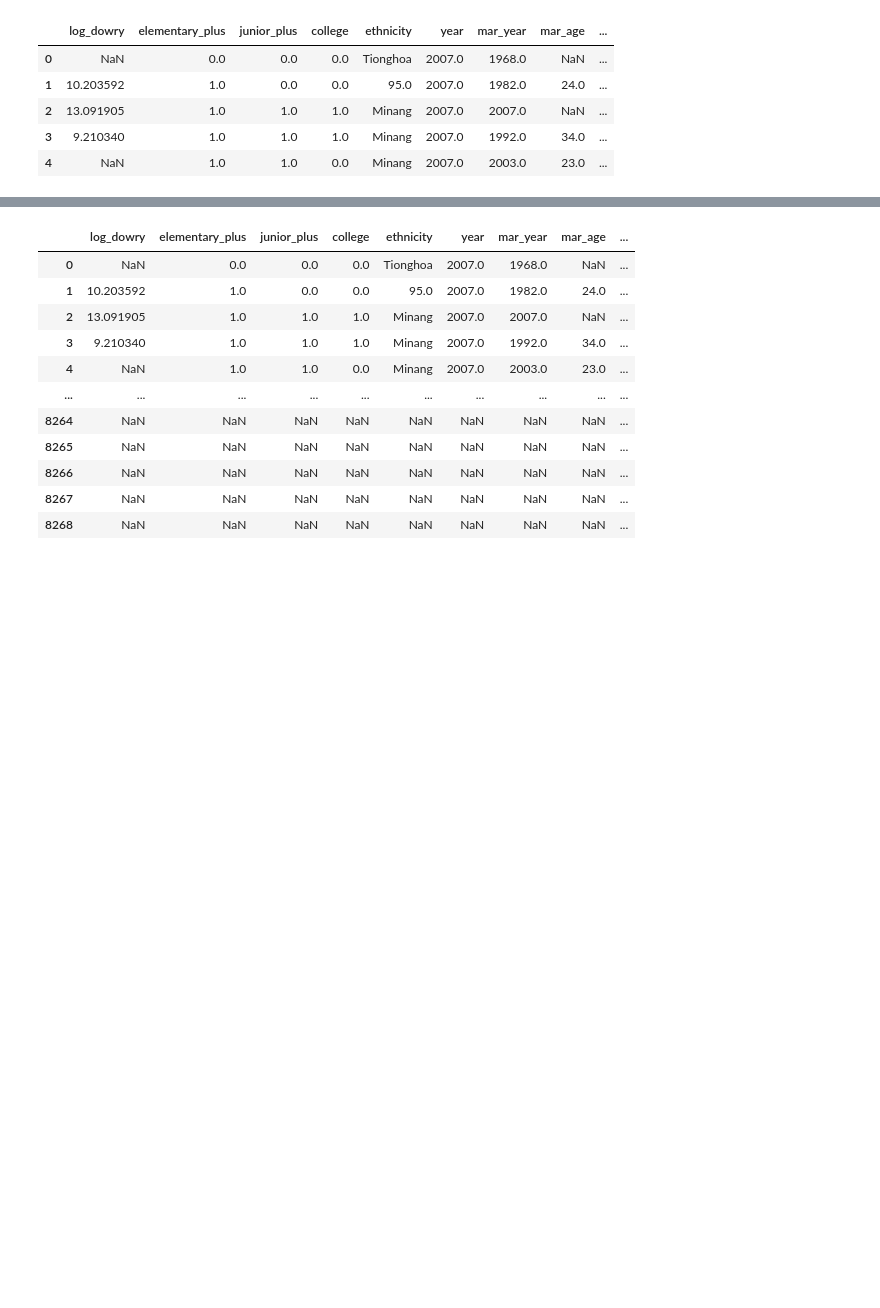
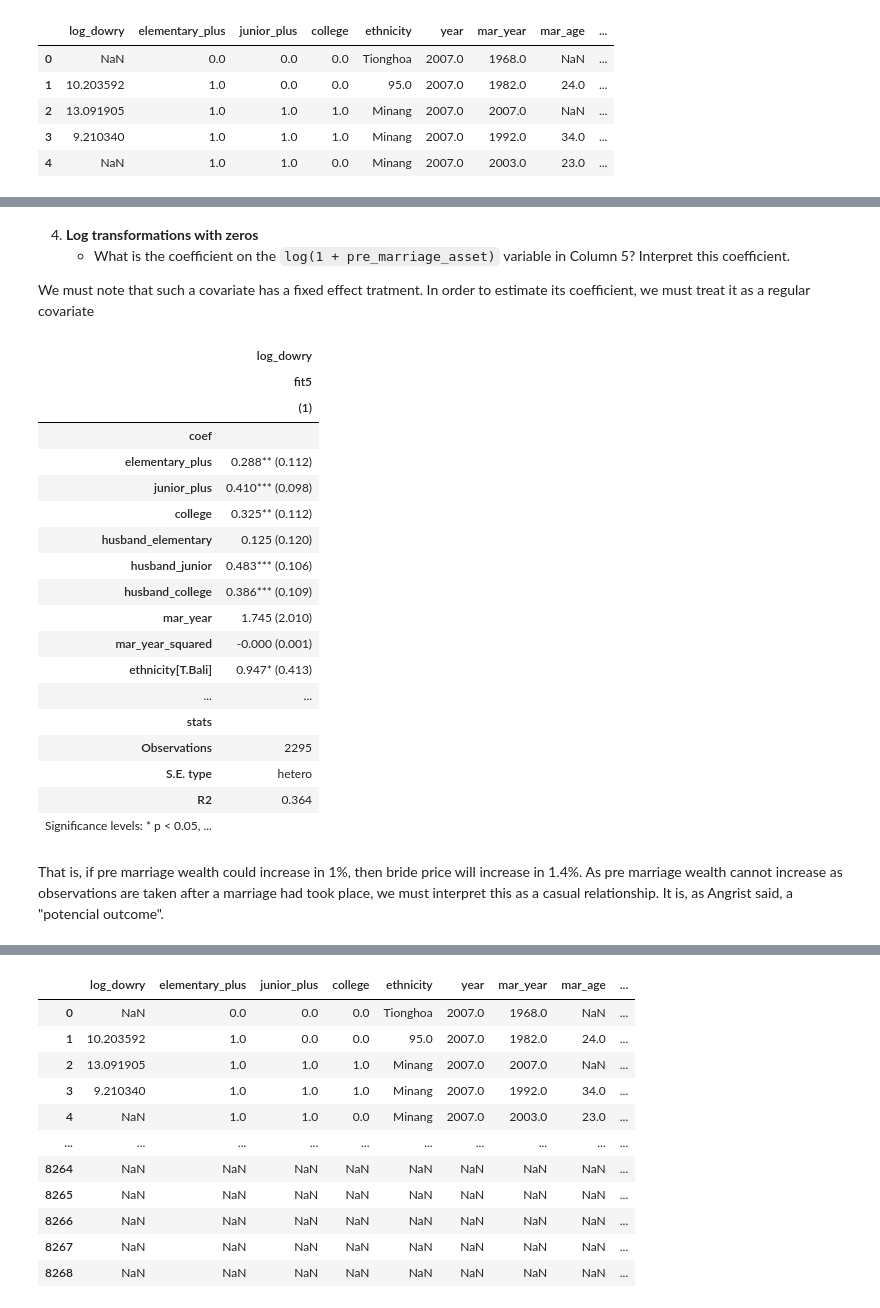
Before and after one commit to cramirezda/micro, a Jupyter notebook: Copia_de_Assignment_4_questions.ipynb, the cells around one changed output, grey strips where cells are left out. Saved outputs shown, nothing was run; the diff lists cells and outputs as text; code cells hidden in the pictures; blank space fills up the shorter version.

```diff
--- a/Copia_de_Assignment_4_questions.ipynb
+++ b/Copia_de_Assignment_4_questions.ipynb
@@ -440,0 +498,30 @@ pf.etable([fit1,fit2,fit3,fit4,fit5], custom_model_stats={"Mean Dep. Var.": pred
+# %% [markdown]
+4. **Log transformations with zeros**
+   - What is the coefficient on the `log(1 + pre_marriage_asset)` variable in Column 5? Interpret this coefficient.
+
+We must note that such a covariate has a fixed effect tratment. In order to estimate its coefficient, we must treat it as a regular covariate
+# %%
+fit5 = pf.feols("log_dowry ~ elementary_plus + junior_plus + college + husband_elementary + husband_junior + husband_college + mar_year + mar_year_squared + ethnicity + wife_mar_age_squared + mar_age + husband_mar_age_squared + husband_mar_age + log_pre_marriage_asset + muslim +multiple_wives", data=df_filtered,vcov='HC3')
+pf.etable([fit5], model_heads=['fit5'])
+# %% [output]
+|  | log_dowry |
+|  | fit5 |
+|  | (1) |
+| coef |  |
+| elementary_plus | 0.288** (0.112) |
+| junior_plus | 0.410*** (0.098) |
+| college | 0.325** (0.112) |
+| husband_elementary | 0.125 (0.120) |
+| husband_junior | 0.483*** (0.106) |
+| husband_college | 0.386*** (0.109) |
+| mar_year | 1.745 (2.010) |
+| mar_year_squared | -0.000 (0.001) |
+| ethnicity[T.Bali] | 0.947* (0.413) |
+| ... | ... |
+| stats |  |
+| Observations | 2295 |
+| S.E. type | hetero |
+| R2 | 0.364 |
+| Significance levels: * p < 0.05, ... |  |
+# %% [markdown]
+That is, if pre marriage wealth could increase in 1%, then bride price will increase in 1.4%. As pre marriage wealth cannot increase as observations are taken after a marriage had took place, we must interpret this as a casual relationship. It is, as Angrist said, a "potencial outcome".
```
Also changed, not shown: parts of 26 cells of this notebook.
